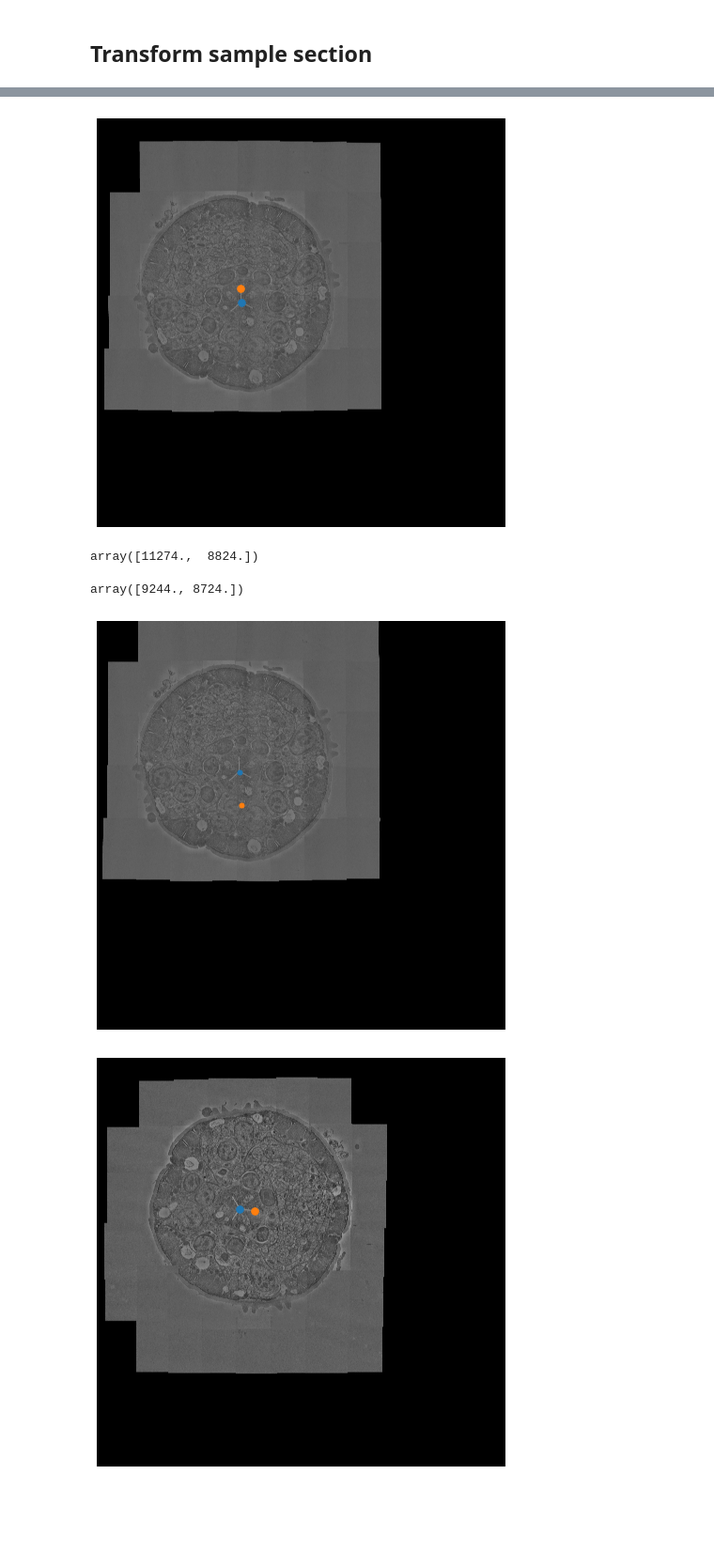
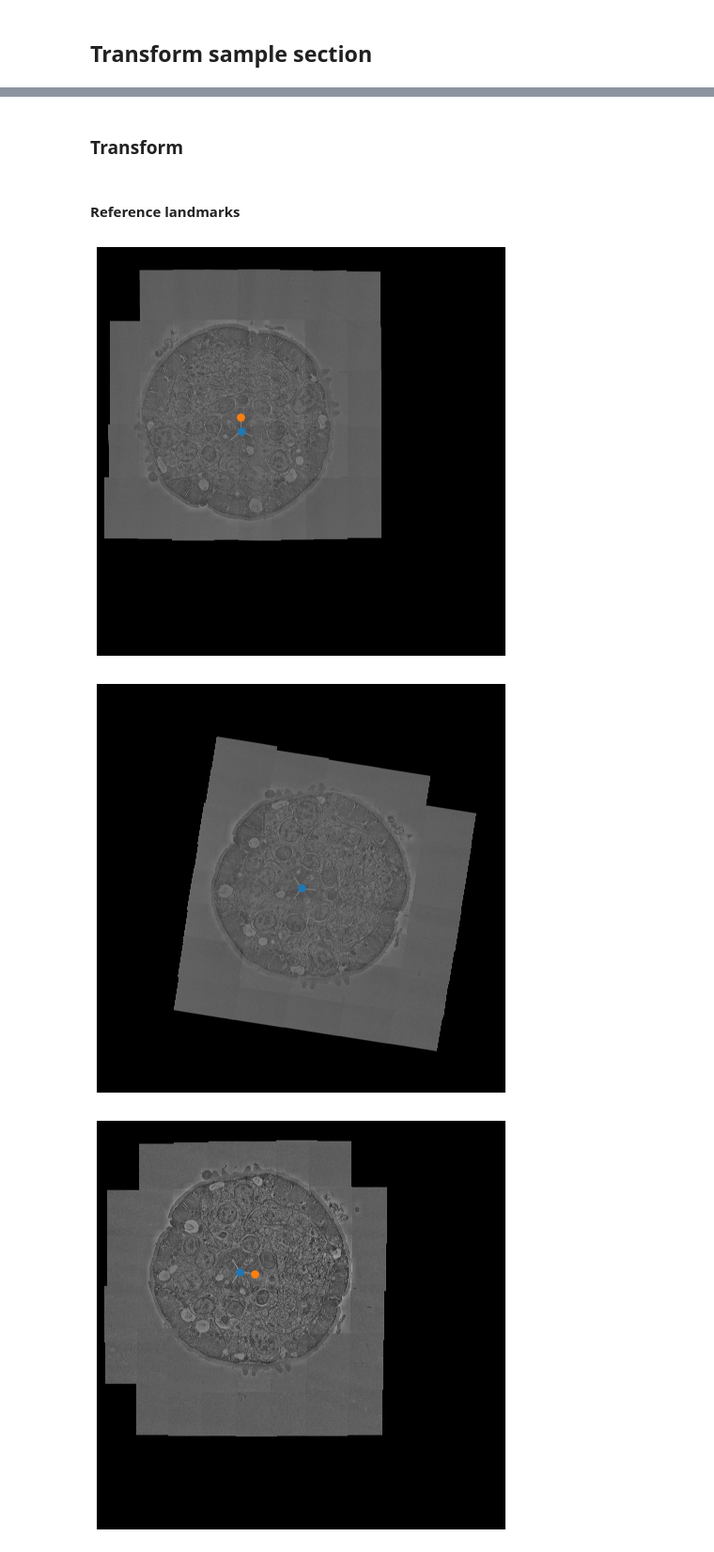
Before and after one commit to jabae/CMontage, a Jupyter notebook: notebooks/rough_align.ipynb, the cells around one changed output, grey strips where cells are left out. Shown at 94% size. Cells and saved outputs as stored; diff of their text form; code cells hidden in the pictures; blank space fills up the shorter version.

```diff
--- a/notebooks/rough_align.ipynb
+++ b/notebooks/rough_align.ipynb
@@ -78,21 +118,49 @@ plt.show()
 # %%
 vol = CloudVolume("gs://zetta_jkim_001_drop/celegans_montage_unaligned", parallel=True, progress=False)
+# %% [markdown]
+### Transform
+# %% [markdown]
+#### Reference landmarks
+# %%
+ref_ct = ct_p[np.where(ct_p[:,2]==344)][0,:2]
+ref_cn = cn_p[np.where(cn_p[:,2]==344)][0,:2]
+ref_v = get_vector(ref_ct, ref_cn)
 # %%
 z = 340
 img = vol[:,:,z].reshape(25000,25000)
 
 img_ct = ct_p[np.where(ct_p[:,2]==z)][0,:2]
 img_cn = cn_p[np.where(cn_p[:,2]==z)][0,:2]
+
+img_v = get_vector(img_ct, img_cn)
+
+ref_ct = (12500,12500)
+# Translate
+tr = img_ct - ref_ct
+img_tr = translate_img(img, tr)
+
+# Rotate
+theta = get_theta(img_v, ref_v)
+img_rot = rotate(img_tr, theta, center=ref_ct)
 # %%
 plt.figure(figsize=(8,8))
 plt.imshow(img, cmap="gray", vmin=0, vmax=255)
 plt.plot(img_ct[1], img_ct[0], '.', markersize=15)
 plt.plot(img_cn[1], img_cn[0], '.', markersize=15)
 plt.axis("off")
 plt.show()
+
+# plt.figure(figsize=(8,8))
+# plt.imshow(img_tr, cmap="gray", vmin=0, vmax=255)
+# plt.plot(ref_ct[1], ref_ct[0], '.', markersize=15)
+# plt.axis("off")
+# plt.show()
+
+plt.figure(figsize=(8,8))
+plt.imshow(img_rot, cmap="gray", vmin=0, vmax=1)
+plt.plot(ref_ct[1], ref_ct[0], '.', markersize=15)
+plt.axis("off")
+plt.show()
 # %% [output]
 [figure]
+[figure, added]
-# %%
-img_ct
-# %% [output]
-array([11274.,  8824.])
@@ -103,4 +166,0 @@ y_tr = int(tr[0])
-# %%
-ref_ct
-# %% [output]
-array([9244., 8724.])
@@ -122,12 +167,3 @@ else:
-# %%
-plt.figure(figsize=(8,8))
-plt.imshow(img_new, cmap="gray", vmin=0, vmax=255)
-plt.plot(ref_ct[1], ref_ct[0], '.', markersize=10)
-plt.plot(img_ct[1], img_ct[0], '.', markersize=10)
-plt.axis("off")
-plt.show()
-# %% [output]
-[figure, removed]
 # %%
 z = 344
 img = vol[:,:,z].reshape(25000,25000)
```
Also changed, not shown: parts of 13 cells of this notebook.
